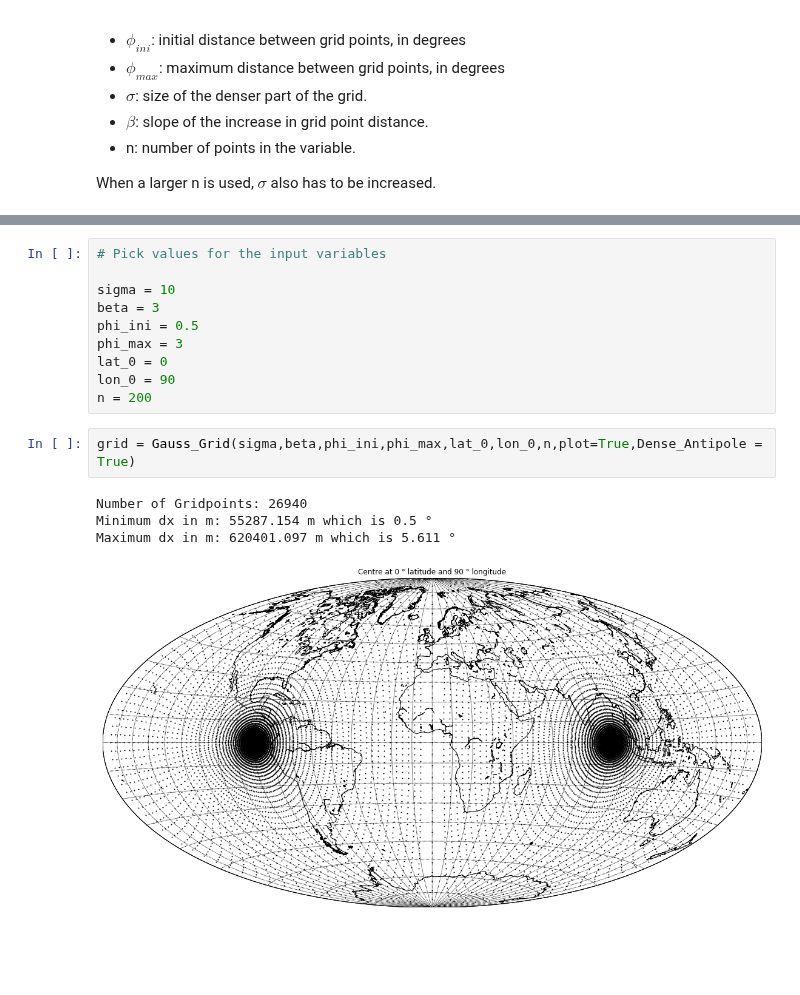
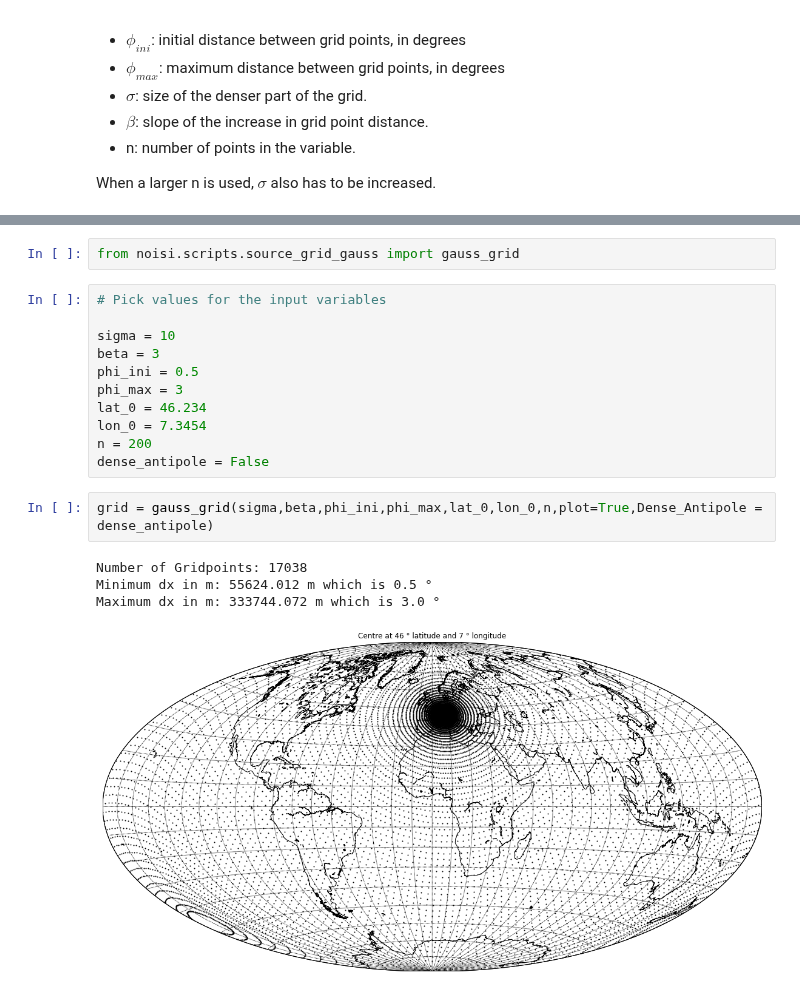
Before and after one commit to jigel/noisi, a Jupyter notebook: noisi/jnotebks/setup_gaussian_grid.ipynb, the cells around one changed output, grey strips where cells are left out. Drawn from its saved outputs; the diff is of its cells as text; blank space fills up the shorter version.

```diff
--- a/noisi/jnotebks/setup_gaussian_grid.ipynb
+++ b/noisi/jnotebks/setup_gaussian_grid.ipynb
@@ -237,3 +14,5 @@ def Gauss_Grid(sigma,beta,phi_ini,phi_max,lat_0,lon_0,n,plot=True,Dense_Antipole
+# %%
+from noisi.scripts.source_grid_gauss import gauss_grid
 # %%
 # Pick values for the input variables
 
@@ -241,13 +20,14 @@ sigma = 10
 beta = 3
 phi_ini = 0.5
 phi_max = 3
-lat_0 = 0
-lon_0 = 90
+lat_0 = 46.234
+lon_0 = 7.3454
 n = 200
+dense_antipole = False
 # %%
-grid = Gauss_Grid(sigma,beta,phi_ini,phi_max,lat_0,lon_0,n,plot=True,Dense_Antipole = True)
+grid = gauss_grid(sigma,beta,phi_ini,phi_max,lat_0,lon_0,n,plot=True,Dense_Antipole = dense_antipole)
 # %% [output]
-Number of Gridpoints: 26940
-Minimum dx in m: 55287.154 m which is 0.5 °
-Maximum dx in m: 620401.097 m which is 5.611 °
+Number of Gridpoints: 17038
+Minimum dx in m: 55624.012 m which is 0.5 °
+Maximum dx in m: 333744.072 m which is 3.0 °
-[figure, old version]
+[figure, new version]
```
Also changed, not shown: parts of 2 cells of this notebook, 8 other files.
